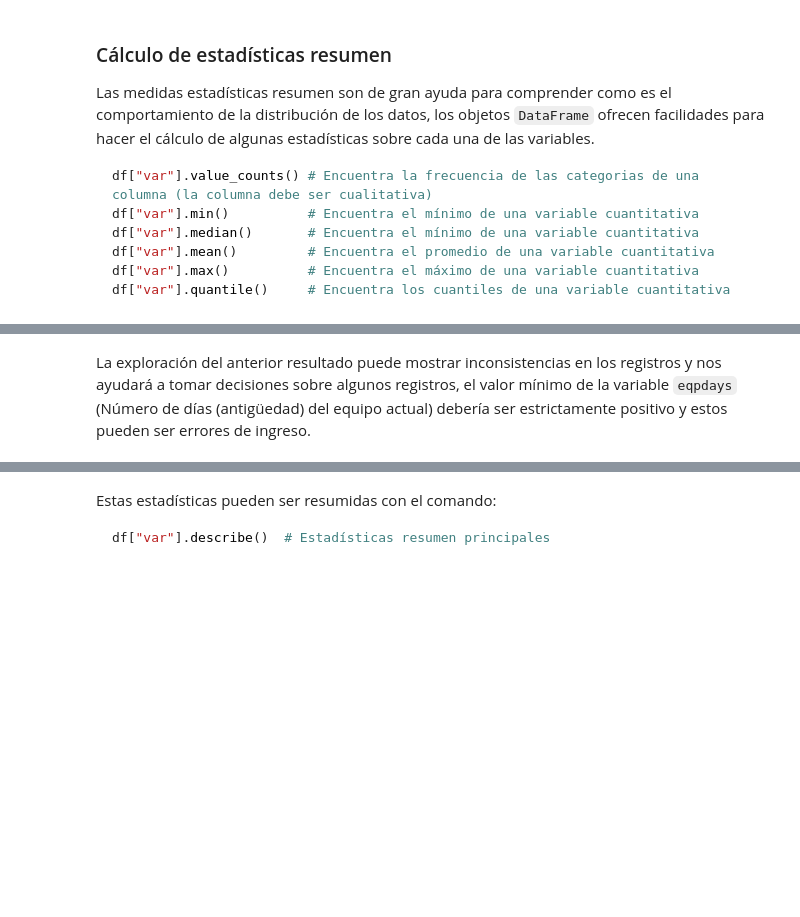
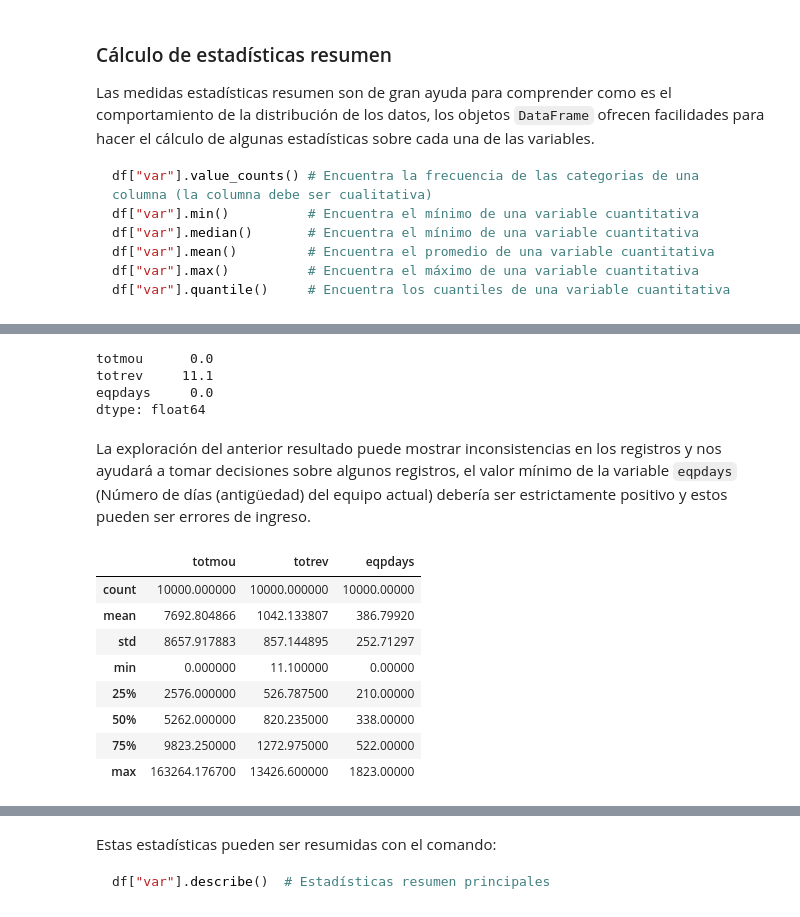
Before and after one commit to carteag43066/ean_est_python_2024, a Jupyter notebook: Codigo/Relación entre minutos usados e ingreso de clientes - Introducción a Pandas.ipynb, the cells around one changed output, grey strips where cells are left out. Drawn from its saved outputs; the diff is of its cells as text; code cells hidden in the pictures; blank space fills up the shorter version.

```diff
--- a/Codigo/Relación entre minutos usados e ingreso de clientes - Introducción a Pandas.ipynb
+++ b/Codigo/Relación entre minutos usados e ingreso de clientes - Introducción a Pandas.ipynb
@@ -760,4 +926,23 @@ df["eqpdays"].min()
+# %%
+df.min(numeric_only=True)
+# %% [output]
+totmou      0.0
+totrev     11.1
+eqpdays     0.0
+dtype: float64
 # %% [markdown]
 La exploración del anterior resultado puede mostrar inconsistencias  en los registros y nos ayudará a tomar decisiones sobre algunos registros, el valor mínimo de la variable `eqpdays` (Número de días (antigüedad) del equipo actual) debería ser estrictamente positivo y estos pueden ser errores de ingreso.
+# %%
+df.describe()
+# %% [output]
+|  | totmou | totrev | eqpdays |
+| count | 10000.000000 | 10000.000000 | 10000.00000 |
+| mean | 7692.804866 | 1042.133807 | 386.79920 |
+| std | 8657.917883 | 857.144895 | 252.71297 |
+| min | 0.000000 | 11.100000 | 0.00000 |
+| 25% | 2576.000000 | 526.787500 | 210.00000 |
+| 50% | 5262.000000 | 820.235000 | 338.00000 |
+| 75% | 9823.250000 | 1272.975000 | 522.00000 |
+| max | 163264.176700 | 13426.600000 | 1823.00000 |
 # %%
 df["eqpdays"].max()
```
Also changed, not shown: parts of 41 cells of this notebook.
